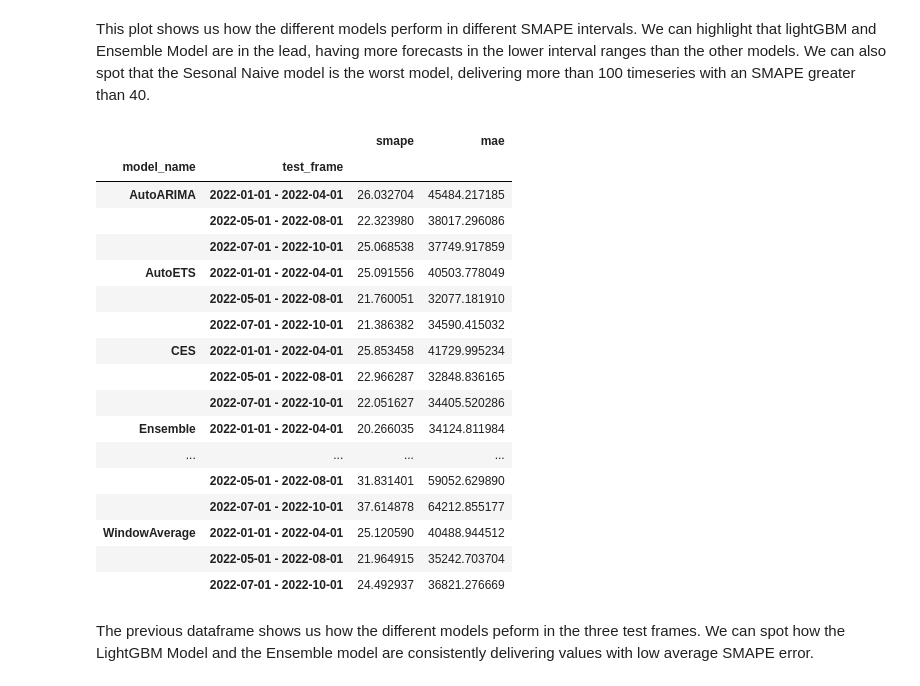
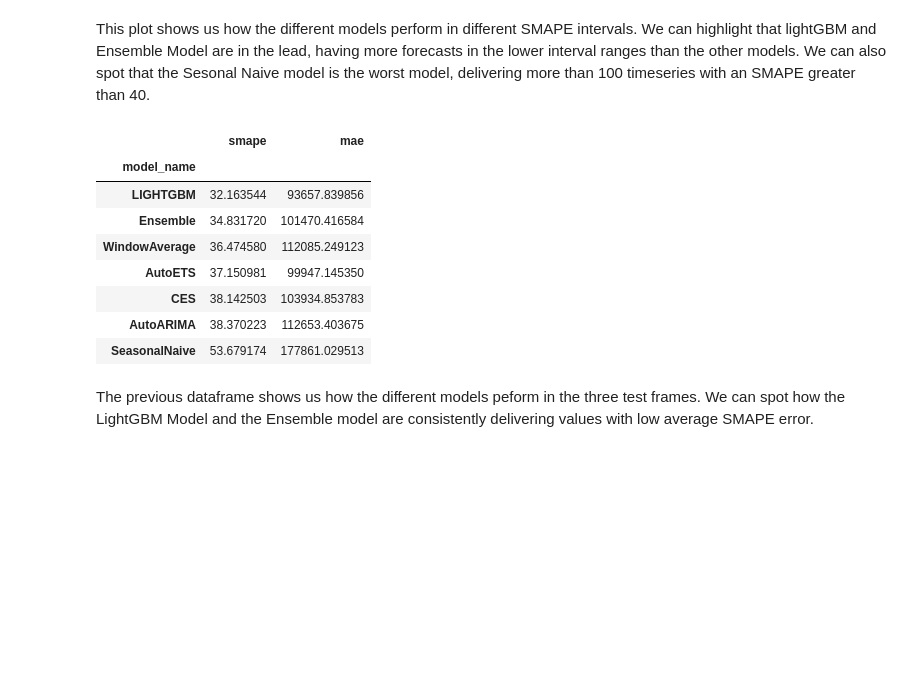
Before and after one commit to john2408/project_data_analytics, a Jupyter notebook: reports/report.ipynb, the cells around one changed output. Drawn from its saved outputs; the diff is of its cells as text; code cells hidden in the pictures; blank space fills up the shorter version.

```diff
--- a/reports/report.ipynb
+++ b/reports/report.ipynb
@@ -421,26 +372,17 @@ This plot shows us how the different models perform in different SMAPE intervals
 # %%
 df_acc_stats_models = pd.merge(df_accuracy_smape, df_accuracy_mae, on=['test_frame','ts_key','model_name'], how='left')
 df_acc_stats_models = df_acc_stats_models[['test_frame','ts_key','model_name','smape','mae']].copy()
-df_acc_stats_models[['model_name','test_frame','smape','mae']].groupby(['model_name','test_frame']).agg('median')
+df_acc_stats_models[['model_name','smape','mae']].groupby(['model_name']).agg('mean').sort_values(by='smape', ascending=True)
 # %% [output]
-|  |  | smape | mae |
-| model_name | test_frame |  |  |
-| AutoARIMA | 2022-01-01 - 2022-04-01 | 26.032704 | 45484.217185 |
-|  | 2022-05-01 - 2022-08-01 | 22.323980 | 38017.296086 |
-|  | 2022-07-01 - 2022-10-01 | 25.068538 | 37749.917859 |
-| AutoETS | 2022-01-01 - 2022-04-01 | 25.091556 | 40503.778049 |
-|  | 2022-05-01 - 2022-08-01 | 21.760051 | 32077.181910 |
-|  | 2022-07-01 - 2022-10-01 | 21.386382 | 34590.415032 |
-| CES | 2022-01-01 - 2022-04-01 | 25.853458 | 41729.995234 |
-|  | 2022-05-01 - 2022-08-01 | 22.966287 | 32848.836165 |
-|  | 2022-07-01 - 2022-10-01 | 22.051627 | 34405.520286 |
-| Ensemble | 2022-01-01 - 2022-04-01 | 20.266035 | 34124.811984 |
-| ... | ... | ... | ... |
-|  | 2022-05-01 - 2022-08-01 | 31.831401 | 59052.629890 |
-|  | 2022-07-01 - 2022-10-01 | 37.614878 | 64212.855177 |
-| WindowAverage | 2022-01-01 - 2022-04-01 | 25.120590 | 40488.944512 |
-|  | 2022-05-01 - 2022-08-01 | 21.964915 | 35242.703704 |
-|  | 2022-07-01 - 2022-10-01 | 24.492937 | 36821.276669 |
+|  | smape | mae |
+| model_name |  |  |
+| LIGHTGBM | 32.163544 | 93657.839856 |
+| Ensemble | 34.831720 | 101470.416584 |
+| WindowAverage | 36.474580 | 112085.249123 |
+| AutoETS | 37.150981 | 99947.145350 |
+| CES | 38.142503 | 103934.853783 |
+| AutoARIMA | 38.370223 | 112653.403675 |
+| SeasonalNaive | 53.679174 | 177861.029513 |
 # %% [markdown]
 The previous dataframe shows us how the different models peform in the three test frames. We can spot how the LightGBM Model and the Ensemble model are consistently delivering values with low average SMAPE error.
 # %%
```
Also changed, not shown: parts of 26 cells of this notebook, 5 other files.
